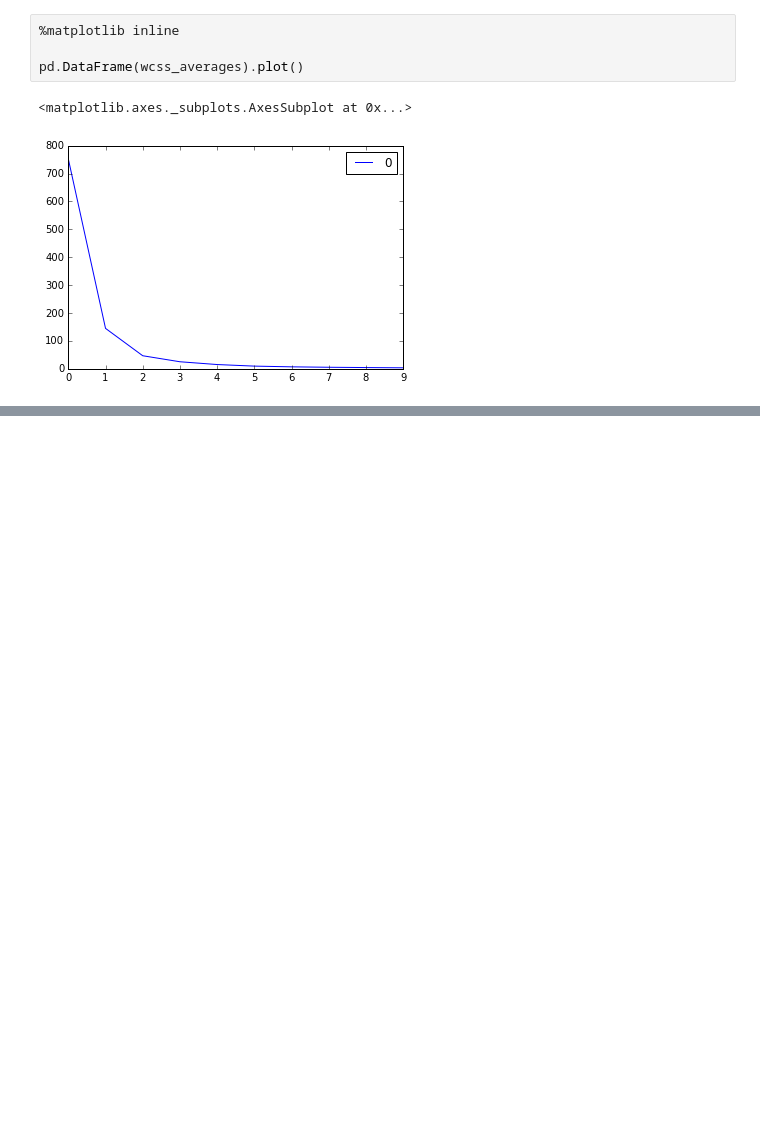
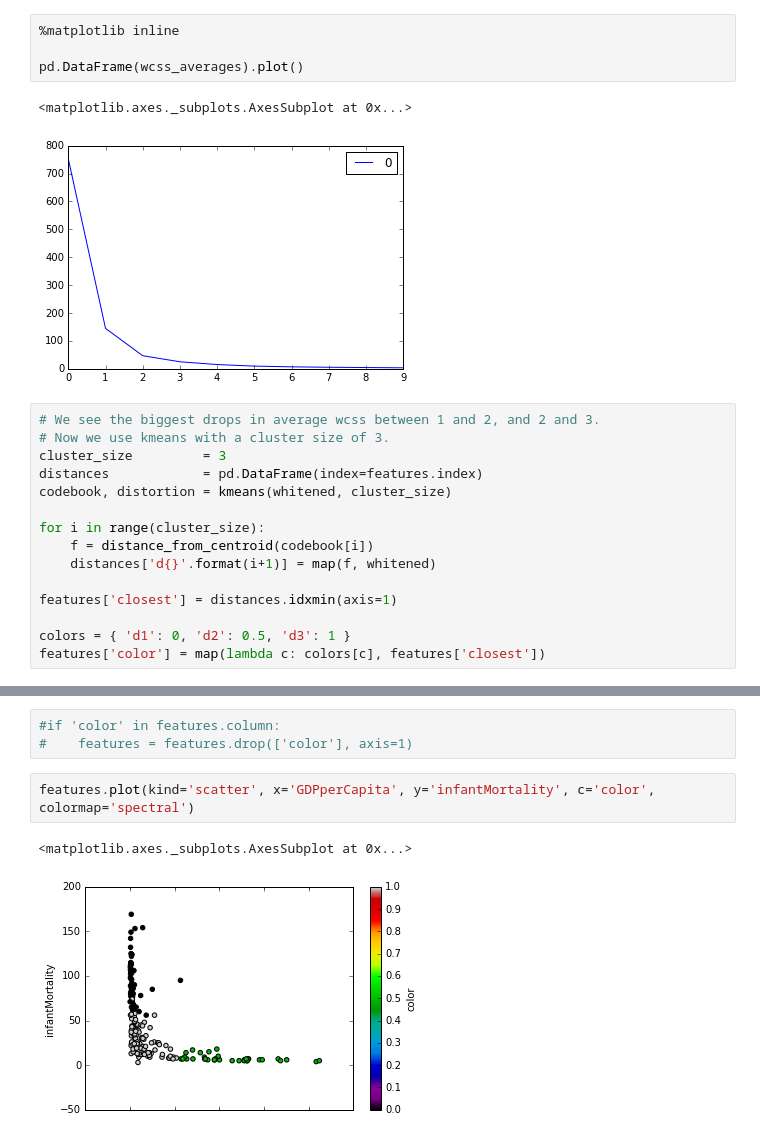
Before and after one commit to briansorahan/dsfs, a Jupyter notebook: notebooks/KMeans-4.5.3.ipynb, the cells around one changed output, grey strips where cells are left out. Drawn from its saved outputs; the diff is of its cells as text; blank space fills up the shorter version.

Commit message:
added some terrible plots to KMeans-4.5.3

```diff
--- a/notebooks/KMeans-4.5.3.ipynb
+++ b/notebooks/KMeans-4.5.3.ipynb
@@ -174,3 +191,18 @@ pd.DataFrame(wcss_averages).plot()
 # %% [output]
 <matplotlib.axes._subplots.AxesSubplot at 0x...>
 [figure]
+# %%
+# We see the biggest drops in average wcss between 1 and 2, and 2 and 3.
+# Now we use kmeans with a cluster size of 3.
+cluster_size         = 3
+distances            = pd.DataFrame(index=features.index)
+codebook, distortion = kmeans(whitened, cluster_size)
+
+for i in range(cluster_size):
+    f = distance_from_centroid(codebook[i])
+    distances['d{}'.format(i+1)] = map(f, whitened)
+
+features['closest'] = distances.idxmin(axis=1)
+
+colors = { 'd1': 0, 'd2': 0.5, 'd3': 1 }
+features['color'] = map(lambda c: colors[c], features['closest'])
@@ -176,0 +218,8 @@ pd.DataFrame(wcss_averages).plot()
+# %%
+#if 'color' in features.column:
+#    features = features.drop(['color'], axis=1)
+# %%
+features.plot(kind='scatter', x='GDPperCapita', y='infantMortality', c='color', colormap='spectral')
+# %% [output]
+<matplotlib.axes._subplots.AxesSubplot at 0x...>
+[figure, added]
```
Also changed, not shown: parts of 11 cells of this notebook.
